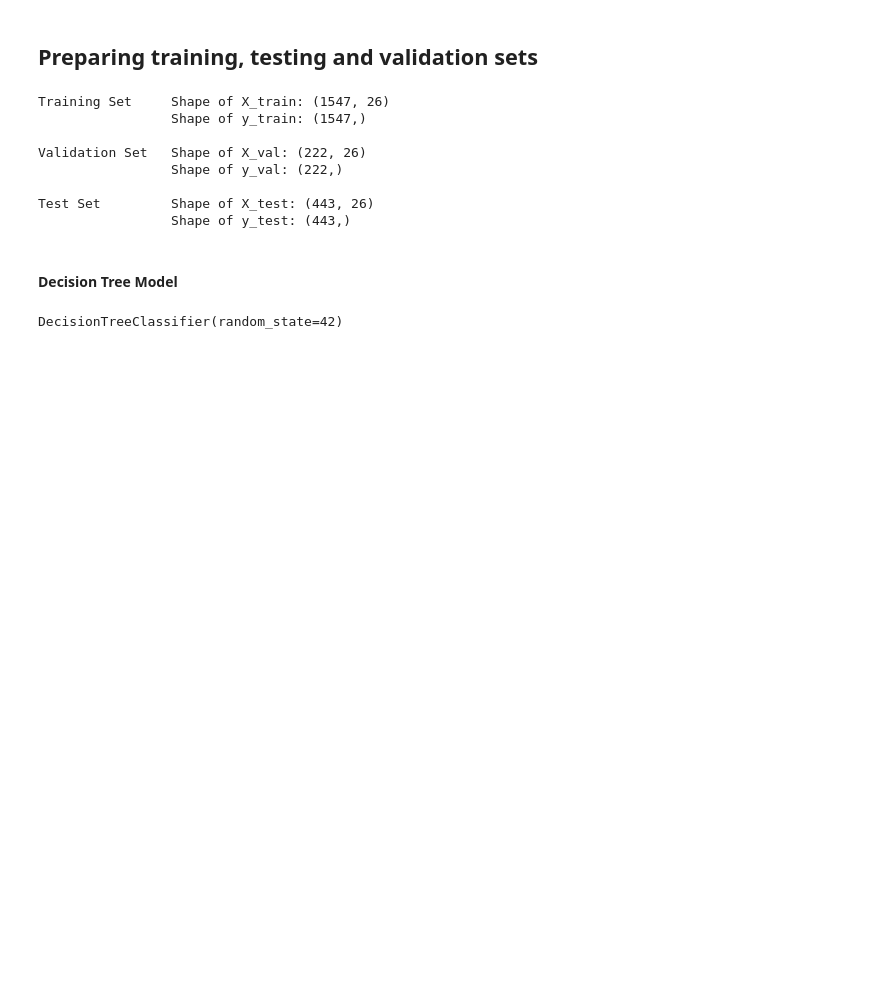
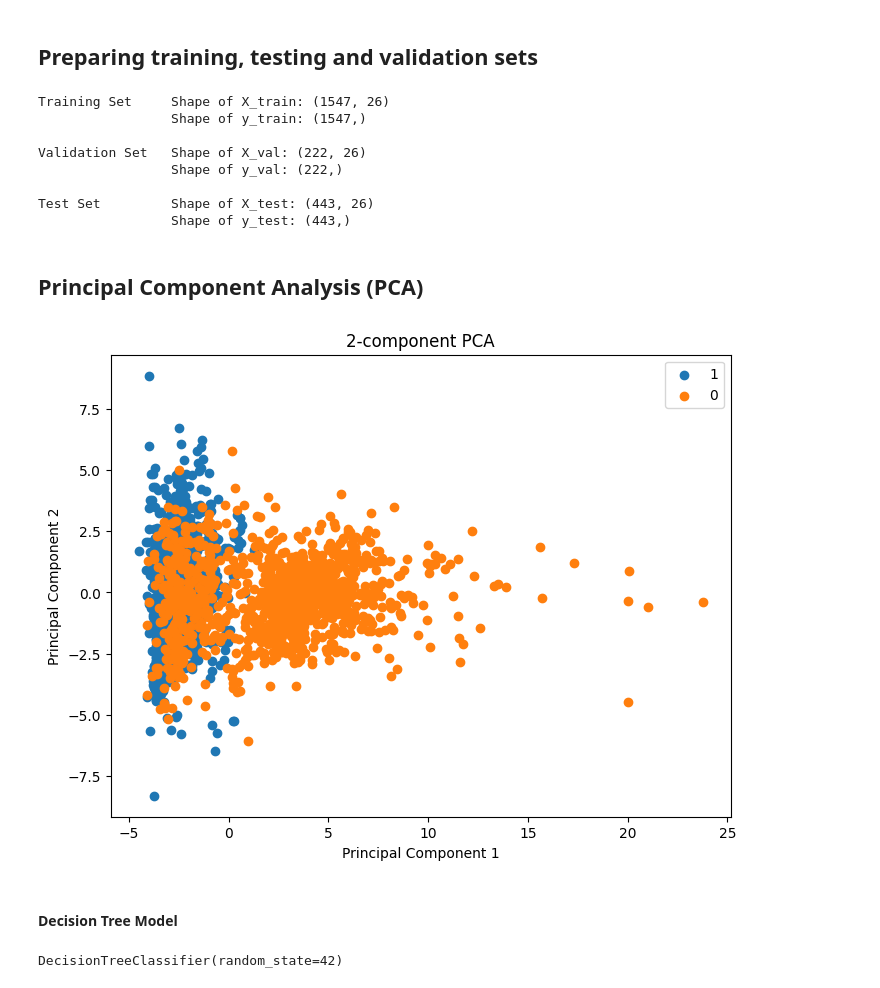
Before and after one commit to ChristianNeitzel/Projeto-Bioinf-PhageAcr, a Jupyter notebook: 5b_code_PhageAcr_ML_mmseqs.ipynb, the cells around one changed output. Cells and saved outputs as stored; diff of their text form; code cells hidden in the pictures; blank space fills up the shorter version.

```diff
--- a/5b_code_PhageAcr_ML_mmseqs.ipynb
+++ b/5b_code_PhageAcr_ML_mmseqs.ipynb
@@ -109,6 +109,37 @@ Validation Set   Shape of X_val: (222, 26)
 
 Test Set         Shape of X_test: (443, 26)
                  Shape of y_test: (443,)
+# %% [markdown]
+## Principal Component Analysis (PCA)
+# %%
+## PCA before running data through a ML model
+from sklearn.decomposition import PCA
+from sklearn.preprocessing import StandardScaler
+
+# Standardize the features
+scaler = StandardScaler()
+X_scaled = scaler.fit_transform(X)
+
+# Fit PCA
+pca = PCA(n_components=2)
+X_pca = pca.fit_transform(X_scaled)
+
+# Create a DataFrame with the PCA results
+pca_df = pd.DataFrame(data=X_pca, columns=['PC1', 'PC2'])
+pca_df['Protein_Acr'] = y.values
+
+# Plotting the PCA results
+plt.figure(figsize=(8, 6))
+for protein in pca_df['Protein_Acr'].unique():
+    indices = pca_df['Protein_Acr'] == protein
+    plt.scatter(pca_df.loc[indices, 'PC1'], pca_df.loc[indices, 'PC2'], label=protein)
+plt.xlabel('Principal Component 1')
+plt.ylabel('Principal Component 2')
+plt.title('2-component PCA')
+plt.legend()
+plt.show()
+# %% [output]
+[figure, added]
 # %% [markdown]
 #### Decision Tree Model
 # %%
```
Also changed, not shown: 1 other file.
